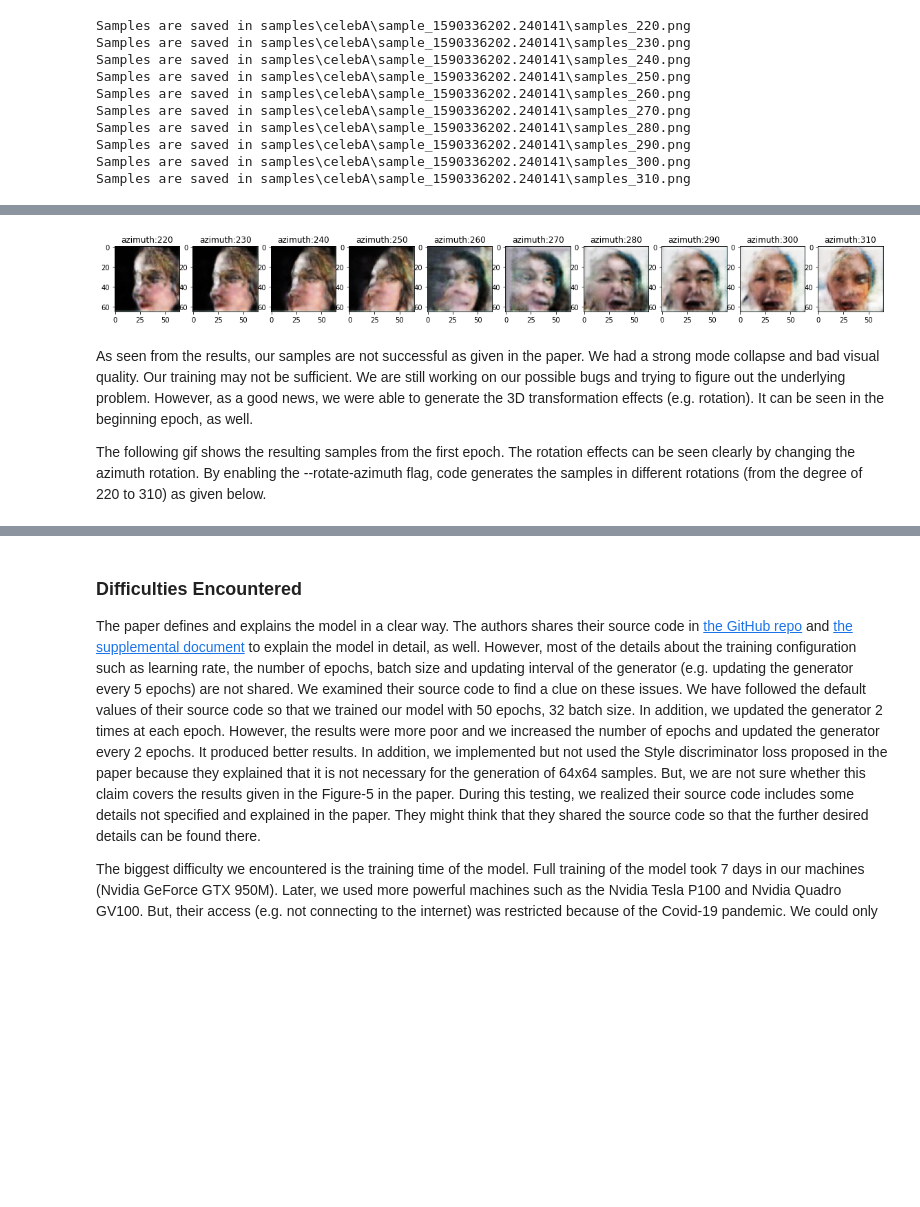
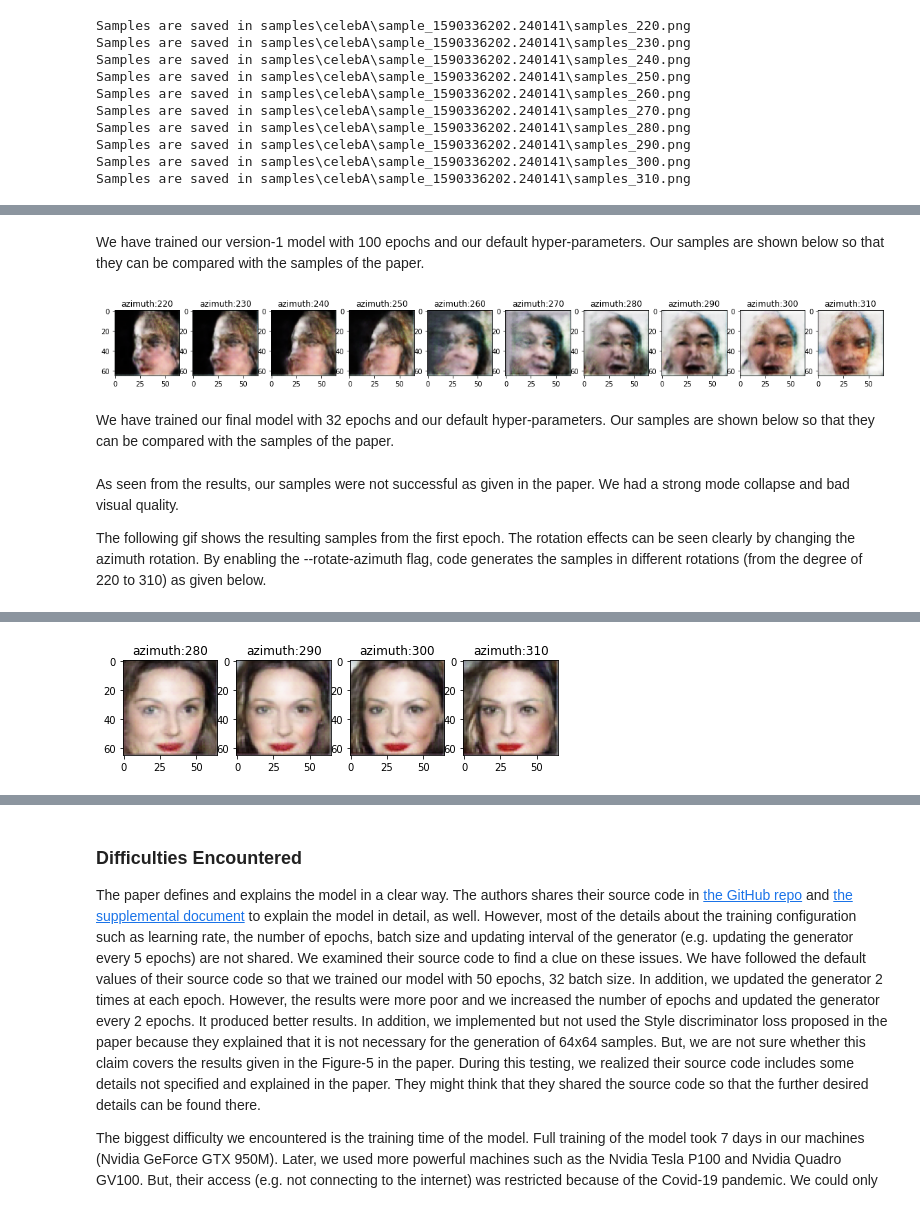
Before and after one commit to eksuas/HoloGAN-PyTorch, a Jupyter notebook: main.ipynb, the cells around one changed output, grey strips where cells are left out. Drawn from its saved outputs; the diff is of its cells as text; code cells hidden in the pictures; blank space fills up the shorter version.

```diff
--- a/main.ipynb
+++ b/main.ipynb
@@ -145,3 +161,5 @@ We plan to generate the CelebA samples given in the Figure-5 in the paper. These
+# %% [markdown]
+We have trained our version-1 model with 100 epochs and our default hyper-parameters. Our samples are shown below so that they can be compared with the samples of the paper.
 # %%
 import os
 import matplotlib.pyplot as plt
@@ -167,8 +185,10 @@ for i, rotation in enumerate(range(low, high, step)):
 plt.show()
 # %% [output]
 [figure]
+# %% [markdown]
+We have trained our final model with 32 epochs and our default hyper-parameters. Our samples are shown below so that they can be compared with the samples of the paper.
 # %% [markdown]
-As seen from the results, our samples are not successful as given in the paper. We had a strong mode collapse and bad visual quality. Our training may not be sufficient. We are still working on our possible bugs and trying to figure out the underlying problem. However, as a good news, we were able to generate the 3D transformation effects (e.g. rotation). It can be seen in the beginning epoch, as well.
+As seen from the results, our samples were not successful as given in the paper. We had a strong mode collapse and bad visual quality.
 
 The following gif shows the resulting samples from the first epoch. The rotation effects can be seen clearly by changing the azimuth rotation. By enabling the --rotate-azimuth flag, code generates the samples in different rotations (from the degree of 220 to 310) as given below.
 # %%
@@ -176,3 +196,28 @@ from IPython.display import HTML
 HTML('<img src="samples/epoch0.gif">')
 # %% [output]
 [interactive output not drawn]
+# %%
+import os
+import matplotlib.pyplot as plt
+import matplotlib.image as mpimg
+
+if args.rotate_azimuth:
+    low, high, step = args.azimuth_low, args.azimuth_high, 10
+elif args.rotate_elevation:
+    low, high, step = args.elevation_low, args.elevation_high, 5
+else:
+    low, high, step = 0, 10, 1
+
+timestamp = "1591872299.215277" # The samples generated above
+folder = os.path.join(args.samples_dir, "sample_"+str(timestamp))
+
+fig = plt.figure(figsize=(20,20))
+for i, rotation in enumerate(range(280, high, step)):
+    image = mpimg.imread(os.path.join(folder, "samples_"+str(rotation)+".png"))
+    a = fig.add_subplot(1, 10, i+1)
+    plt.imshow(image)
+    a.set_title("azimuth:" + str(rotation))
+
+plt.show()
+# %% [output]
+[figure, added]
```
Also changed, not shown: parts of 14 cells of this notebook.
